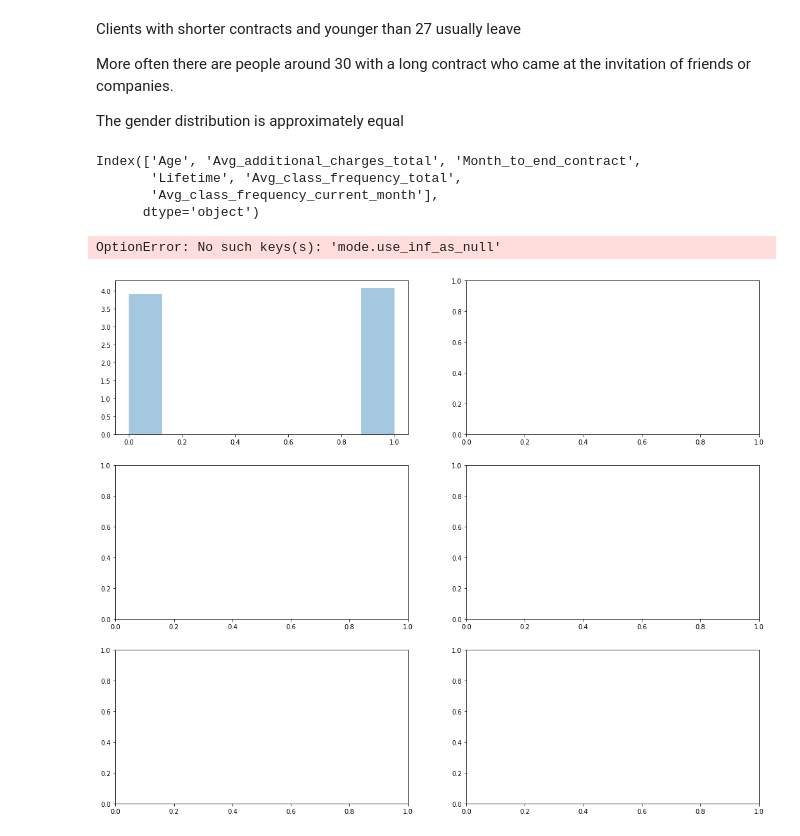
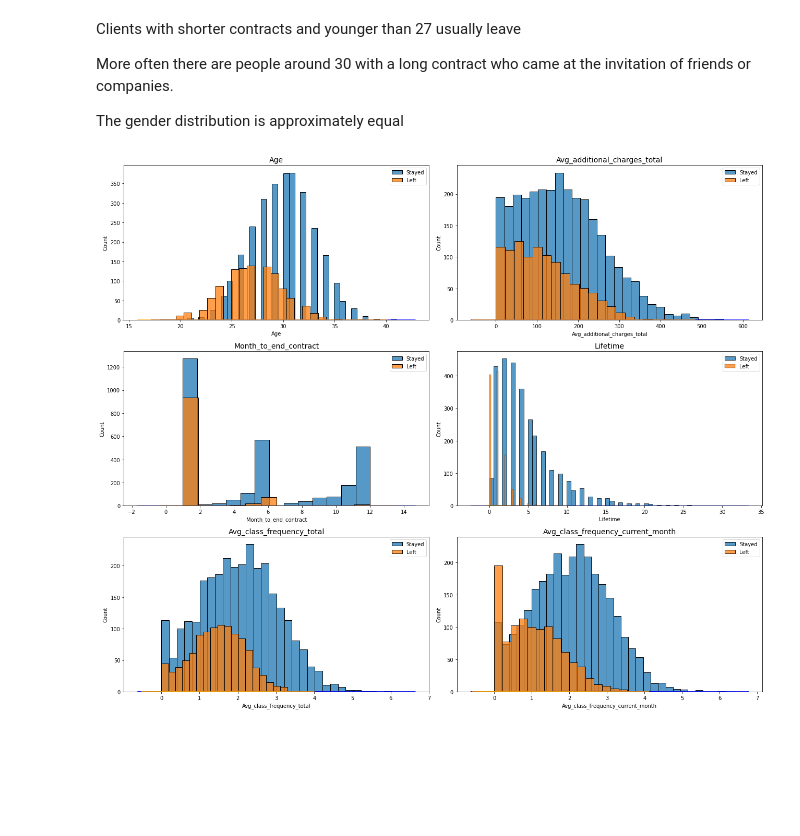
Before and after one commit to mgrigorii/ML-in-data-analysis, a Jupyter notebook: ml-in-data-analysis.ipynb, the cells around one changed output. Cells and saved outputs as stored; diff of their text form; code cells hidden in the pictures; blank space fills up the shorter version.

```diff
--- a/ml-in-data-analysis.ipynb
+++ b/ml-in-data-analysis.ipynb
@@ -145,43 +146,45 @@ Clients with shorter contracts and younger than 27 usually leave
 More often there are people around 30 with a long contract who came at the invitation of friends or companies.
 
 The gender distribution is approximately equal
-# %%
-# Let's build bar graphs and feature distributions for those who left (churn) and those who stayed (didn't get into churn)
-
-# select columns for drawing charts
-
-cols = df.drop(columns = [
-    'gender',
-    'Near_Location',
-    'Partner',
-    'Promo_friends',
-    'Phone',
-    'Contract_period',
-    'Group_visits',
-    'Churn'
-]).columns
-
-cols
-# %% [output]
-Index(['Age', 'Avg_additional_charges_total', 'Month_to_end_contract',
-       'Lifetime', 'Avg_class_frequency_total',
-       'Avg_class_frequency_current_month'],
-      dtype='object')
 # %%
+# Let's build bar graphs and feature distributions for those who left (churn) and those who stayed (didn't get into churn)
+
+# select columns for drawing charts
+
+cols = df.drop(columns = [
+    'gender',
+    'Near_Location',
+    'Partner',
+    'Promo_friends',
+    'Phone',
+    'Contract_period',
+    'Group_visits',
+    'Churn'
+]).columns
 
 # set the chart size
 
 fig, axes = plt.subplots(3,2, figsize = (18, 15))
 axes = axes.ravel()
+df.fillna(df.mean(), inplace=True)
 
 for col, ax in zip(cols, axes):
-    sns.distplot(df[df['Churn'] == 0][col], ax = ax, label = 'Stayed')
-    sns.distplot(df[df['Churn'] == 1][col], ax = ax, label = 'Left')
+    #sns.distplot(df[df['Churn'] == 0][col], ax = ax, label = 'Stayed')
+    #sns.distplot(df[df['Churn'] == 1][col], ax = ax, label = 'Left')
+
+    sns.histplot(df[df['Churn'] == 0][col], ax = ax, label = 'Stayed')
+    sns.histplot(df[df['Churn'] == 1][col], ax = ax, label = 'Left')
+    sns.kdeplot(df[df['Churn'] == 0][col], ax = ax, common_norm=True, color='blue')
+    sns.kdeplot(df[df['Churn'] == 1][col], ax = ax, common_norm=True, color='orange')
+
+    # sns.histplot(df[df['Churn'] == 0][col], ax = ax)
+    # sns.histplot(df[df['Churn'] == 1][col], ax = ax)
+
+
     ax.set_title(f'{col}', fontsize = 14)
     ax.legend()
 
 fig.tight_layout()
 plt.show()
 # %% [output]
-OptionError: No such keys(s): 'mode.use_inf_as_null'
-[figure, old version]
+[figure, new version]
```
Also changed, not shown: parts of 6 cells of this notebook.
